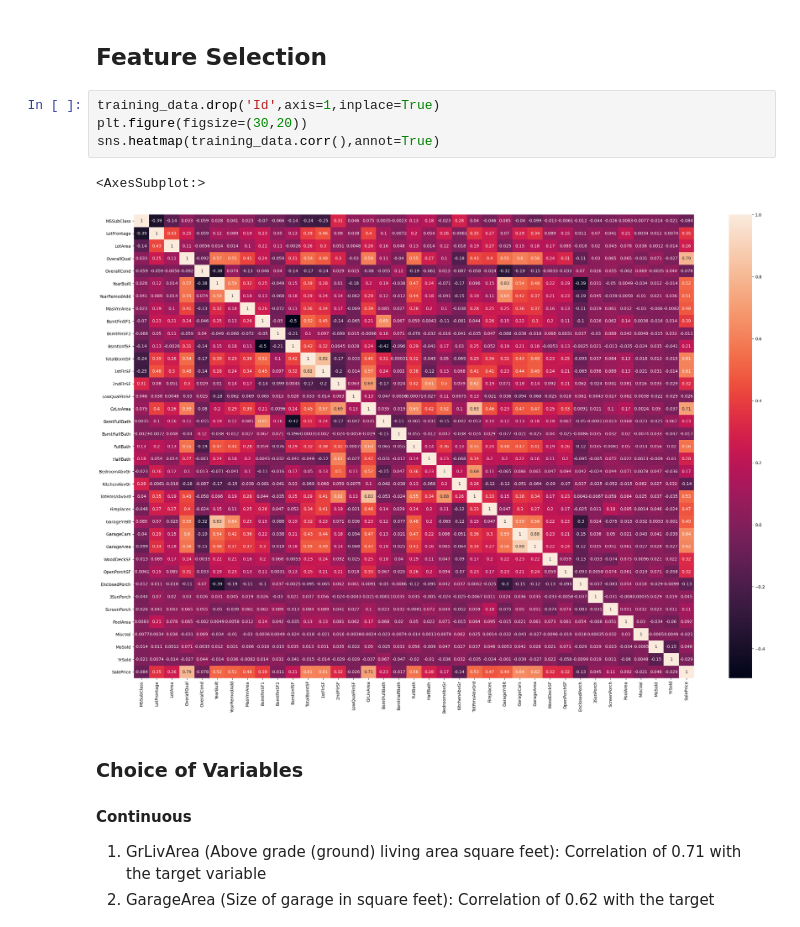
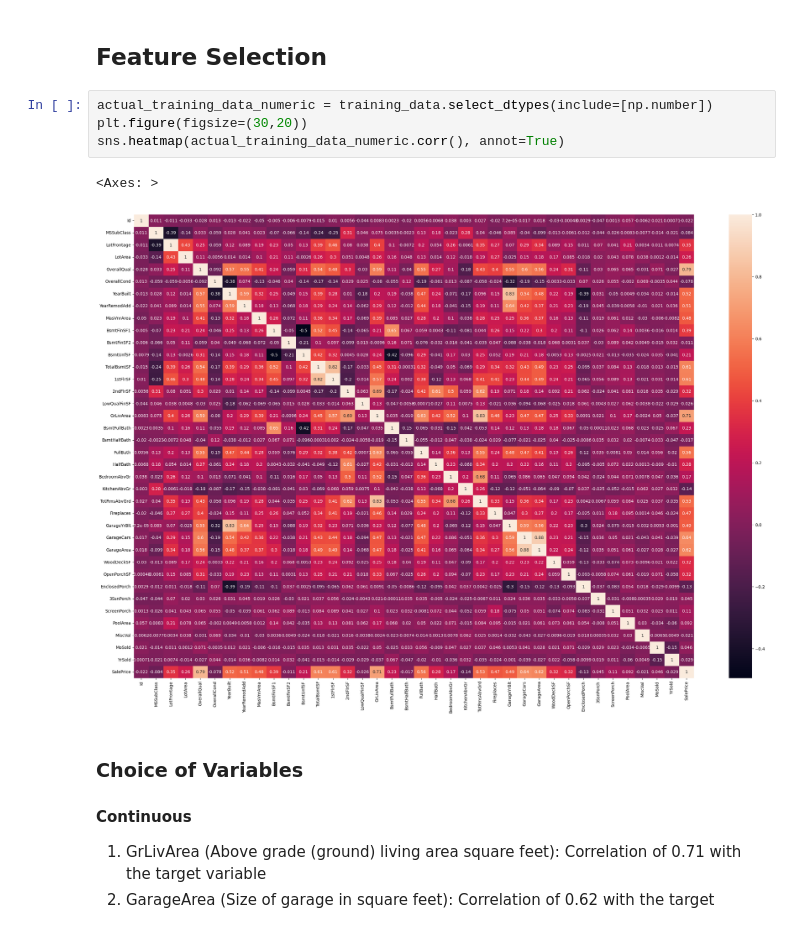
Before and after one commit to charbelbm95/ML_model_industrialization, a Jupyter notebook: notebooks/house-prices-modeling.ipynb, the cells around one changed output. Saved outputs shown, nothing was run; the diff lists cells and outputs as text.

```diff
--- a/notebooks/house-prices-modeling.ipynb
+++ b/notebooks/house-prices-modeling.ipynb
@@ -29,12 +29,12 @@ training_data.head()
 # %% [markdown]
 ## Feature Selection
 # %%
-training_data.drop('Id',axis=1,inplace=True)
+actual_training_data_numeric = training_data.select_dtypes(include=[np.number])
 plt.figure(figsize=(30,20))
-sns.heatmap(training_data.corr(),annot=True)
+sns.heatmap(actual_training_data_numeric.corr(), annot=True)
 # %% [output]
-<AxesSubplot:>
+<Axes: >
-[figure, old version]
+[figure, new version]
 # %% [markdown]
 ### Choice of Variables
 #### Continuous
```
Also changed, not shown: parts of 9 cells of this notebook, 9 other files.
